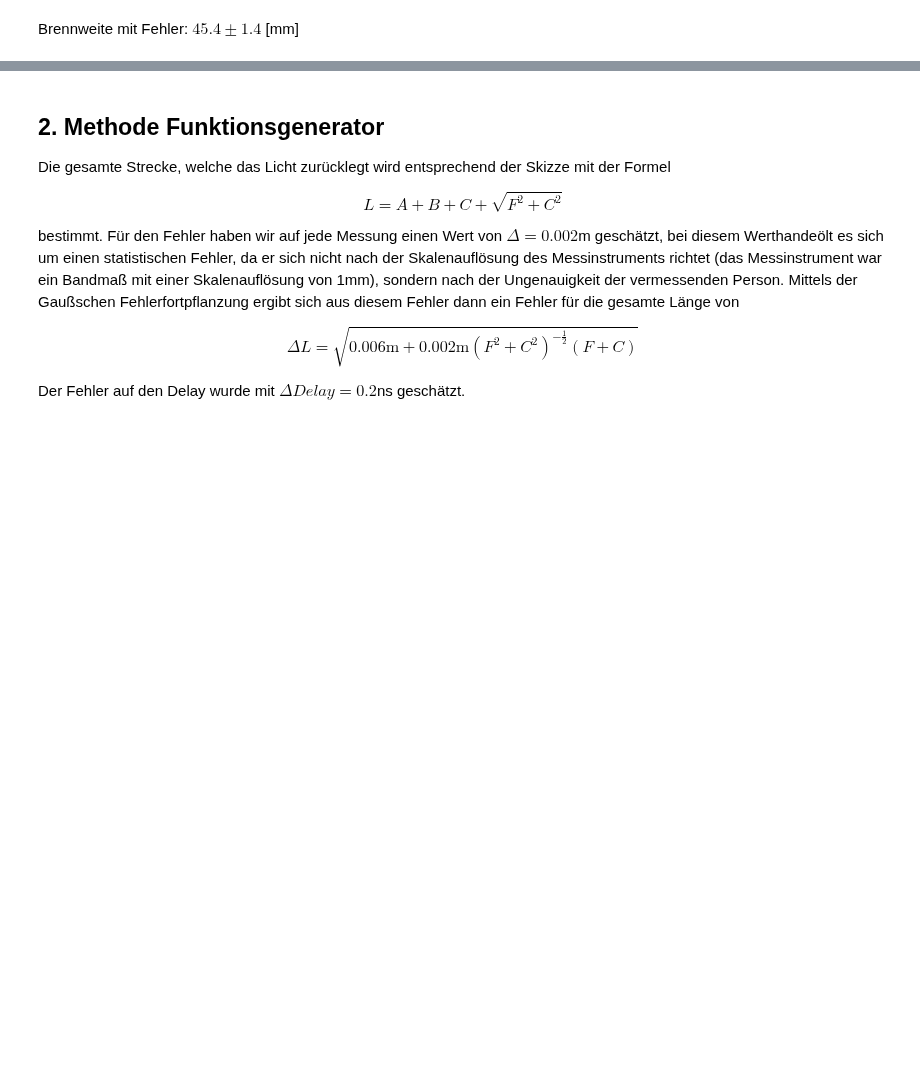
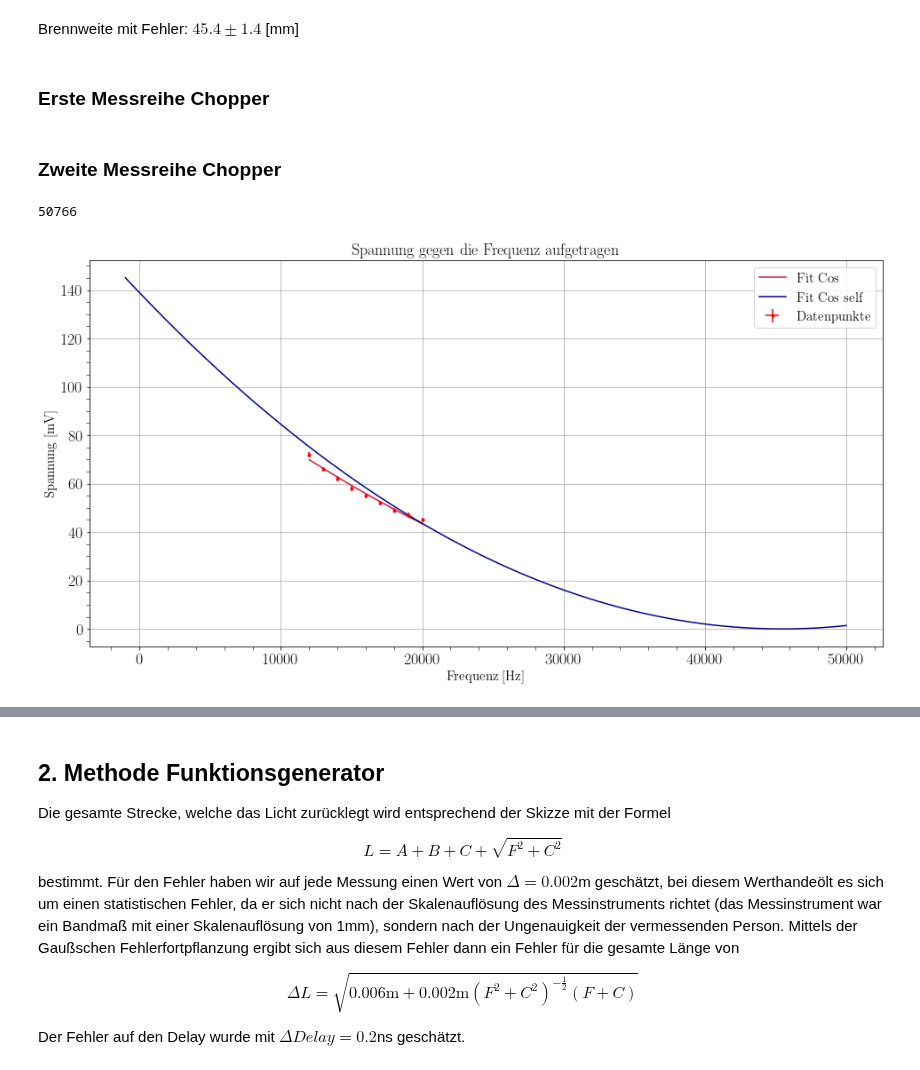
Before and after one commit to MayerPablo/FP, a Jupyter notebook: Lichtlaufzeiten/Lichtlaufzeiten.ipynb, the cells around one changed output, grey strips where cells are left out. Cells and saved outputs as stored; diff of their text form; code cells hidden in the pictures; blank space fills up the shorter version.

Commit message:
ENhanced Data Analysis

```diff
--- a/Lichtlaufzeiten/Lichtlaufzeiten.ipynb
+++ b/Lichtlaufzeiten/Lichtlaufzeiten.ipynb
@@ -182,6 +182,8 @@ brennweiteErr = einfachGaussAdd(np.array([abstandErr,abstandErr]),np.array([1,1]
 md(f"Brennweite mit Fehler: ${brennweite:.1f} \pm {brennweiteErr:.1f}$ [mm]")
 # %% [output]
 Brennweite mit Fehler: $45.4 \pm 1.4$ [mm]
+# %% [markdown]
+### Erste Messreihe Chopper
 # %%
 # Gemessene Spannungen
 spannungen = np.array([208, 197, 189, 179, 167, 155, 144, 135, 127, 117, 111, 104, 98, 93, 89, 85, 81,
@@ -196,6 +199,73 @@ frequenzen = np.concatenate((frequenzenKlein, frequenzenGroß)) # Hz
 
 # Fehler der Frequenzen
 frequenzenErr = 20 # Hz
+# %% [markdown]
+### Zweite Messreihe Chopper
+# %%
+# Gemessene Spannungen
+# spannungen2 = np.array([184, 161, 143, 129, 116, 108, 95, 72, 66, 62, 58, 55, 52, 49, 47, 45])  # mV
+spannungen2 = np.array([72, 66, 62, 58, 55, 52, 49, 47, 45])  # mV
+
+# Fehler der Spannungen (durch Variation am Oszilloskop geschätzt)
+#spannungen2Err = np.array([4, 4, 4, 4, 4, 4, 4, 1, 1, 1, 1, 1, 1, 1, 1, 1])  # mV
+spannungen2Err = 1 # mV
+
+# Dazugehörige Frequenzen
+frequenzen2 = np.arange(12, 21, 1)*1e3   # Hz
+
+# Fehler der Frequenzen
+frequenzen2Err = 20 # Hz
+
+# Plotgröße anpassen
+plt.figure(figsize=(16, 8))
+
+# FIt durch die Daten berechnen
+xRange = np.arange(-1000, 50001, 1)
+
+# Cosinusfunktion
+def myCos(x, f, p):
+    return 3359420*np.cos(f*x+p) + 3359420
+
+# Fitfunktion
+def fitCos(p0, x, y):
+    fit = curve_fit(myCos, x, y, p0=p0, maxfev = 10000000)
+    data_fit = myCos(x, *fit[0])
+    print((myCos(xRange, *fit[0])).argmin())
+    return data_fit
+
+# Anfangswerte für den fit (geraten)
+freqGuess = 2e-07
+ampGuess = 3000000
+phaseGuess = 3.1325
+offsetGuess = 3000050
+p0 = np.array([freqGuess, phaseGuess] )
+
+# Berechnen der gefitteten Werte
+fitWerte = fitCos(p0,frequenzen2,spannungen2)
+
+# Gemessene Spannungswerte auftragen
+plt.errorbar(frequenzen2, spannungen2, xerr=frequenzen2Err, yerr=spannungen2Err,
+             fmt='.', color='red', label='Datenpunkte', marker=None)
+
+# Angepasste Cosinusfunktion aufzeichnen
+plt.plot(frequenzen2, fitWerte, color='crimson', label='Fit Cos',marker=None)
+
+#plt.plot(xRange, myCos(xRange, 1/(320000*pc.pi), 3000000, pi/1.005, 3000050), color='darkblue', label='Fit Cos self',marker=None)
+
+plt.plot(xRange, myCos(xRange, 2e-07, 3.1325), color='darkblue', label='Fit Cos self',marker=None)
+
+# labels und legend
+plt.xlabel(r'Frequenz [Hz]')
+plt.ylabel(r'Spannung [mV]')
+plt.legend()
+
+# Plot anzeigen lassen
+plt.grid(True)
+plt.title('Spannung gegen die Frequenz aufgetragen')
+plt.show()
+# %% [output]
+50766
+[figure, added]
 # %%
 # FIt durch die Daten berechnen
 
```
Also changed, not shown: parts of 4 cells of this notebook.
